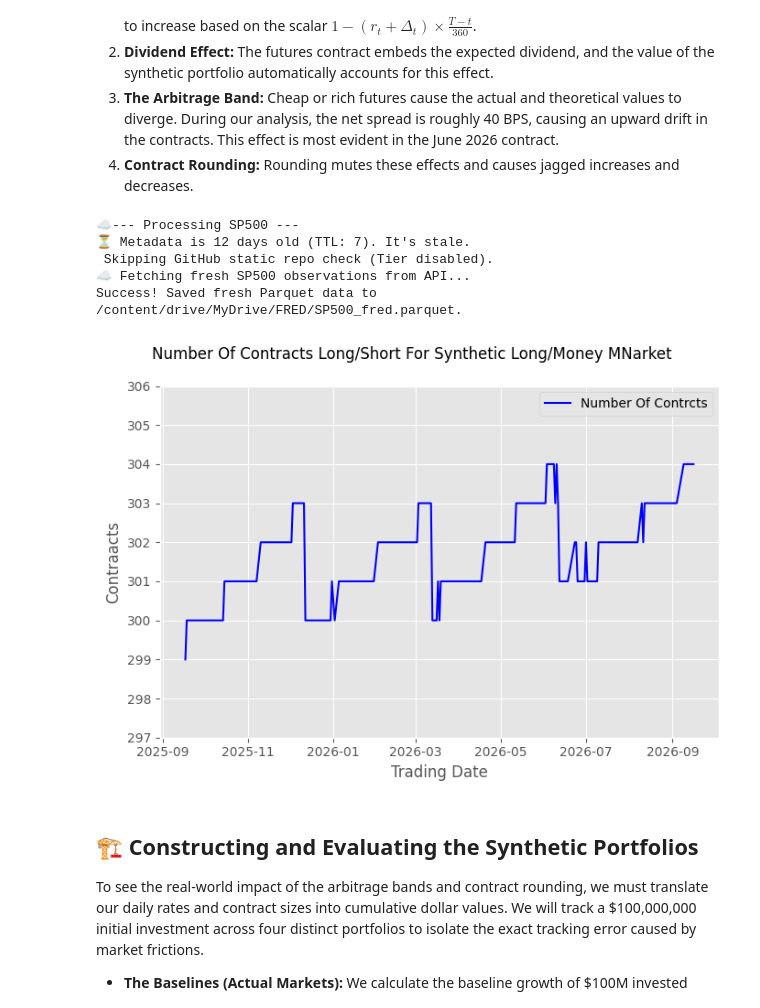
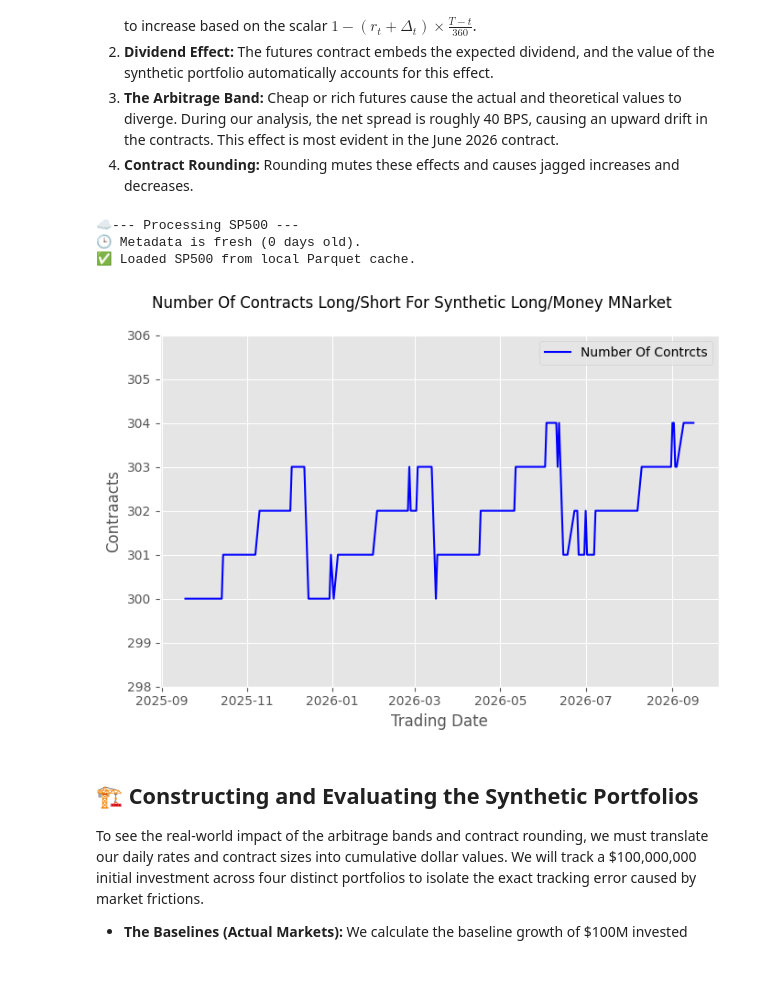
Before and after one commit to PatrickJHess/Derivatives-Futures-Chapter-Three, a Jupyter notebook: colab/Colab_Synthetic_Portfolios.ipynb, the cells around one changed output. Saved outputs shown, nothing was run; the diff lists cells and outputs as text; code cells hidden in the pictures; blank space fills up the shorter version.

```diff
--- a/colab/Colab_Synthetic_Portfolios.ipynb
+++ b/colab/Colab_Synthetic_Portfolios.ipynb
@@ -768,30 +774,18 @@ Whats needed?
 
 # [Theory] Step 1: Initialize a clean destination DataFrame for model calibration.
 # We only bring over the exact columns required for the final math.
-df_calibration = df_master[['settlement_price', 'F_diff', 'SPTR_return', 'R_forward_lag1', 'Days_Remaining_lag1']].copy()
+df_calibration = df_master[['settlement_price','F_diff' ,'F_pct_return', 'SPTR_return', 'SOFR_return','R_forward_lag1', 'Days_Remaining']].copy()
 
-# [Theory] Step 2: Align the raw SOFR index to our equity trading calendar BEFORE differencing.
-if isinstance(sofr_index, pd.DataFrame):
-    # Convert 2D DataFrame to 1D Series to prevent TypeError on .rename()
-    df_calibration = df_calibration.join(sofr_index.iloc[:, 0].rename('SOFR_Index_Raw'), how='left')
-else:
-    df_calibration = df_calibration.join(sofr_index.rename('SOFR_Index_Raw'), how='left')
-
-# [Formula] Step 3: Calculate daily cash yield over the aligned calendar periods.
-df_calibration['Daily_SOFR_Yield'] = df_calibration['SOFR_Index_Raw'].pct_change()
-
-# [Formula] Step 4: Calculate the frictionless futures percentage return.
-df_calibration['Futures_Return'] = df_calibration['F_diff'] / df_calibration['settlement_price'].shift(1)
 
 # [Formula] Step 5: Calculate the baseline financing scalar (pre-Delta).
 # Formula: 1 - (R_forward_lag1 * (Days_Remaining_lag1 / 360))
-df_calibration['Financing_Scalar'] = 1 - ((df_calibration['R_forward_lag1']) * (df_calibration['Days_Remaining_lag1'] / 360))
+df_calibration['Financing_Scalar'] = 1 - ((df_calibration['R_forward_lag1']) * (df_calibration['Days_Remaining'].shift(1) / 360))
 
 # [Formula] Step 6: Calculate the final scaled Synthetic Long futures return.
-df_calibration['Scaled_Futures_Return'] = df_calibration['Futures_Return'] * df_calibration['Financing_Scalar']
+df_calibration['Scaled_Futures_Return'] = df_calibration['F_pct_return'] * df_calibration['Financing_Scalar']
 
 # Clean up: Drop the very first row (initialization date) since returns are NaN.
-df_calibration = df_calibration.dropna(subset=['Futures_Return', 'Daily_SOFR_Yield'])
+df_calibration = df_calibration.dropna(subset=['F_pct_return', 'SOFR_return'])
 
-display(df_calibration[['Futures_Return', 'Financing_Scalar', 'Scaled_Futures_Return', 'Daily_SOFR_Yield','SPTR_return']].head())
+display(df_calibration[['F_pct_return', 'Financing_Scalar', 'Scaled_Futures_Return', 'SOFR_return','SPTR_return']].head())
 # %% [output]
@@ -1104,45 +1097,43 @@ We just calculated the number of contracts for our Synthetic Long portfolio. But
 4. **Contract Rounding:** Rounding mutes these effects and causes jagged increases and decreases.
 # %%
 sp500=fred_data.get_series('SP500',start_date='2025-09-16',end_date='2026-09-16')
-wr_synthetic=(1+df_calibration['Futures_Return']+df_calibration['Daily_SOFR_Yield']).cumprod()
+wr_synthetic=(1+df_calibration['F_pct_return']+df_calibration['SOFR_return']).cumprod()
 wr_sp500=sp500['SP500']/sp500['SP500'].iloc[0]
 df=pd.concat([wr_synthetic,wr_sp500],axis=1,join='inner')
 df.rename(columns={0:'wr_synthetic','SP500':'wr_sp500'},inplace=True)
 df['Num Contracts']=round(302.72*df['wr_synthetic']/df['wr_sp500']*df_calibration['Financing_Scalar'])
 
 # 1. Define data to be plotted
 plot_data=[df['Num Contracts']]
 
 
 # 2. Define the series
 series=['Number Of Contrcts']
 
 # 3. x_axis dates
 x_axis=df['Num Contracts'].index
 
 size=(7,5)
 markers=['']
 colors=['b']
 
 # use nanmin and nanmax so that nan is ignogred
 y_lower=plot_data[0].min()-2
 y_upper=plot_data[0].max()+2
 
 
 ylim=[y_lower,y_upper]
 title='Number Of Contracts Long/Short For Synthetic Long/Money MNarket'
 xlabel='Trading Date'
 ylabel='Contraacts'
 fq.one_y_axis(x_axis, plot_data, title=title, series_labels=series, xlabel=xlabel,
               y_limits=ylim,ylabel=ylabel, markers=markers,colors=colors,
               figure_size=size)
 # %% [output]
 ☁️--- Processing SP500 ---
-⏳ Metadata is 12 days old (TTL: 7). It's stale.
- Skipping GitHub static repo check (Tier disabled).
-☁️ Fetching fresh SP500 observations from API...
-Success! Saved fresh Parquet data to /content/drive/MyDrive/FRED/SP500_fred.parquet.
+🕒 Metadata is fresh (0 days old).
+✅ Loaded SP500 from local Parquet cache.
-[figure, old version]
+[figure, new version]
 # %% [markdown]
 ## 🏗️ Constructing and Evaluating the Synthetic Portfolios
 To see the real-world impact of the arbitrage bands and contract rounding, we must translate our daily rates and contract sizes into cumulative dollar values. We will track a \$100,000,000 initial investment across four distinct portfolios to isolate the exact tracking error caused by market frictions.
```
Also changed, not shown: parts of 21 cells of this notebook, 2 other files.
